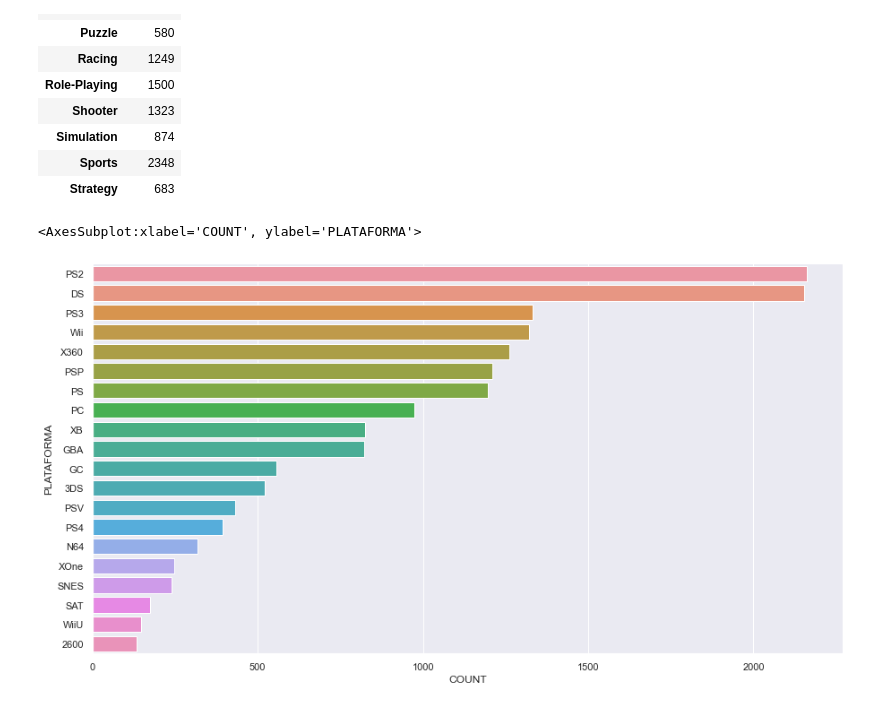
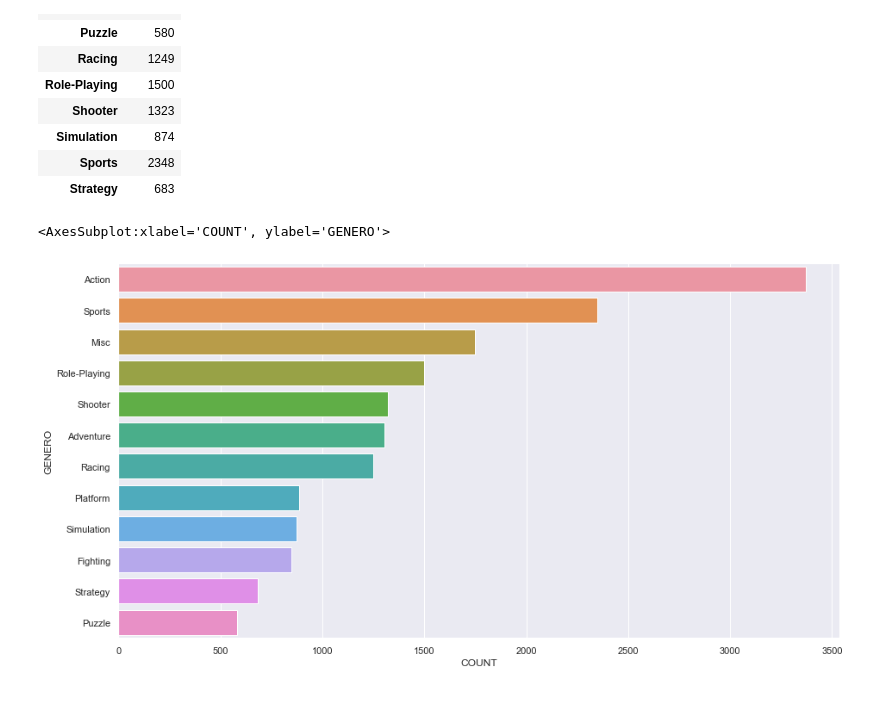
Before and after one commit to Felip-Oliv/Data_Cience, a Jupyter notebook: analise exploratoria/Análise Exploratória.ipynb, the cells around one changed output. Cells and saved outputs as stored; diff of their text form; code cells hidden in the pictures.

```diff
--- a/analise exploratoria/Análise Exploratória.ipynb
+++ b/analise exploratoria/Análise Exploratória.ipynb
@@ -249,12 +249,12 @@ df_plat
 | Sports | 2348 |
 | Strategy | 683 |
 # %%
-dfgraph = df.groupby(['PLATAFORMA']).size().reset_index(name = 'COUNT')
+dfgraph = df.groupby(['GENERO']).size().reset_index(name = 'COUNT')
 dfgraph = dfgraph.sort_values('COUNT')
 dfgraph = dfgraph[dfgraph['COUNT'] > 100].sort_values('COUNT', ascending=False)
 
 plt.figure(figsize=(15,8))
-sns.barplot(data=dfgraph, x="COUNT", y="PLATAFORMA", orient="h")
+sns.barplot(data=dfgraph, x="COUNT", y="GENERO", orient="h")
 # %% [output]
-<AxesSubplot:xlabel='COUNT', ylabel='PLATAFORMA'>
+<AxesSubplot:xlabel='COUNT', ylabel='GENERO'>
-[figure, old version]
+[figure, new version]
```
Also changed, not shown: parts of 2 cells of this notebook, 1 other file.
